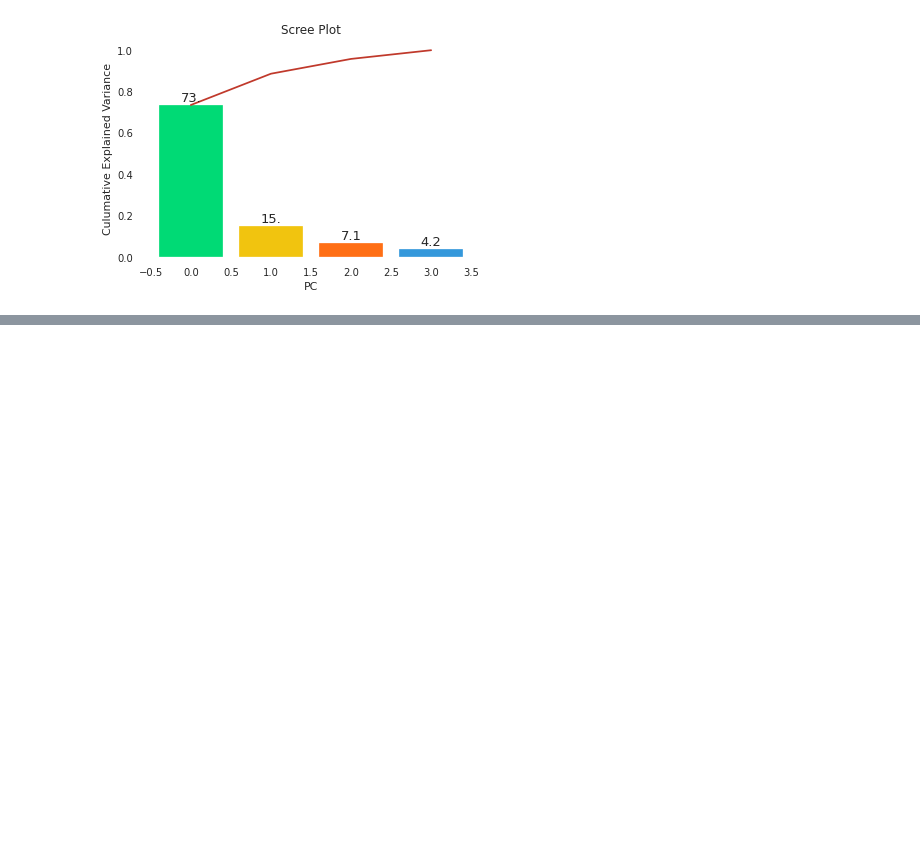
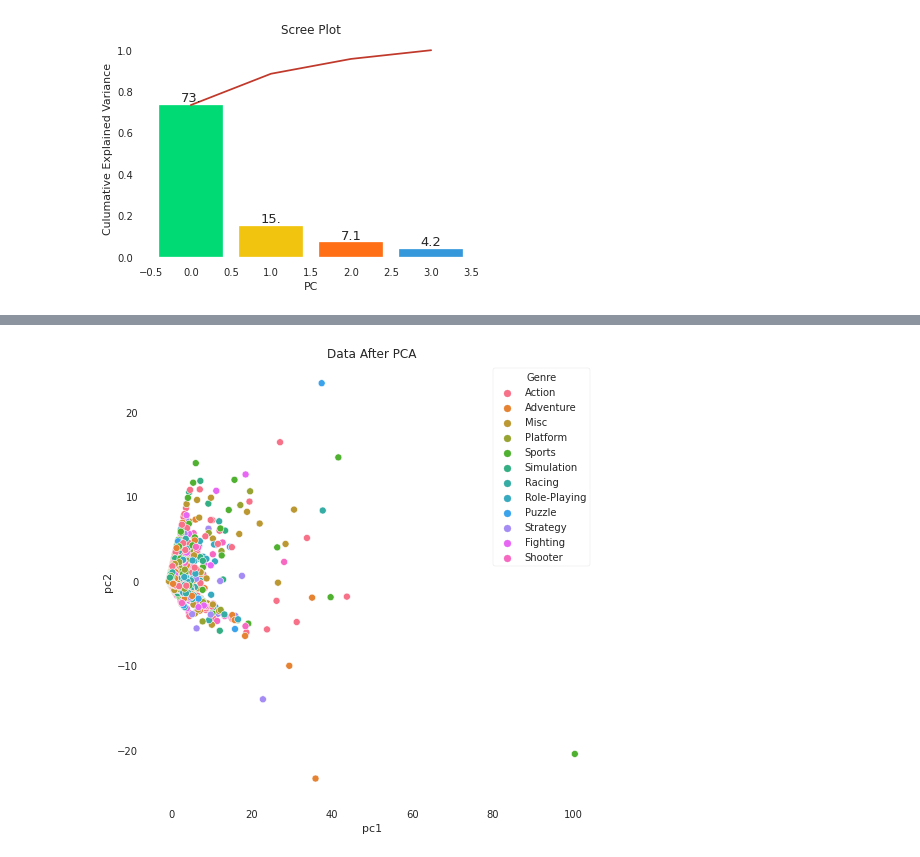
Before and after one commit to choheeee22/ds_Section1_Project, a Jupyter notebook: Section1_Project_GameIndustry.ipynb, the cells around one changed output, grey strips where cells are left out. Drawn from its saved outputs; the diff is of its cells as text; code cells hidden in the pictures; blank space fills up the shorter version.

```diff
--- a/Section1_Project_GameIndustry.ipynb
+++ b/Section1_Project_GameIndustry.ipynb
@@ -502,23 +482,24 @@ df_game_pca
 # %%
-#시각화 (number of pc= 2)
+#시각화 (number of pc= 2) #데이터가 정규성을 띄지 않아 해석이 힘든듯..
 import seaborn as sns
 fig=plt.figure(figsize=(8,8))
 
-ax1 = fig.add_subplot(1,1,1)
+ax1=fig.add_subplot(1,1,1)
 ax2=fig.add_subplot(1,1,1)
 ax3=fig.add_subplot(1,1,1)
 ax4=fig.add_subplot(1,1,1)
 
 ax1=sns.scatterplot(data=df_game_pca,x='pc1',y='pc2',hue='Genre')
-plt.subplot(141)
-ax2=sns.scatterplot(data=df_game_pca,x='pc1',y='pc2',hue='Publisher')
-plt.subplot(142)
-ax3=sns.scatterplot(data=df_game_pca,x='pc1',y='pc2',hue='Year')
-plt.subplot(143)
-ax4=sns.scatterplot(data=df_game_pca,x='pc1',y='pc2',hue='Total_Sales')
-plt.subplot(144)
+#ax2=sns.scatterplot(data=df_game_pca,x='pc1',y='pc2',hue='Publisher')
+#plt.subplot(142)
+#ax3=sns.scatterplot(data=df_game_pca,x='pc1',y='pc2',hue='Year')
+#plt.subplot(143)
+#ax4=sns.scatterplot(data=df_game_pca,x='pc1',y='pc2',hue='Total_Sales')
+#plt.subplot(144)
 plt.title("Data After PCA")
 plt.xlabel('pc1')
 plt.ylabel('pc2')
 
 plt.show()
+# %% [output]
+[figure, added]
```
Also changed, not shown: parts of 33 cells of this notebook.
